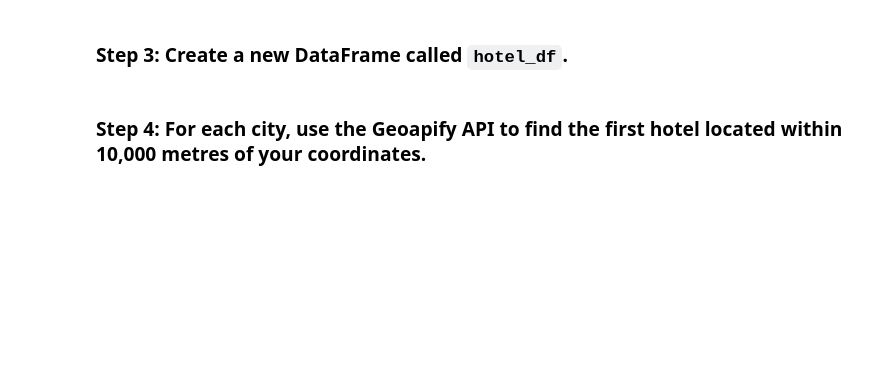
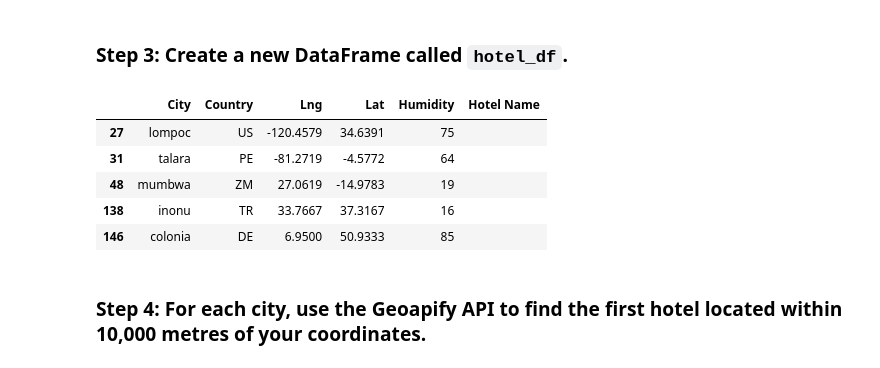
Before and after one commit to javiereyes21/python-api-challenge, a Jupyter notebook: VacationPy.ipynb, the cells around one changed output. Drawn from its saved outputs; the diff is of its cells as text; code cells hidden in the pictures; blank space fills up the shorter version.

```diff
--- a/VacationPy.ipynb
+++ b/VacationPy.ipynb
@@ -72,12 +88,20 @@ ImportError: Geographic projection support requires: cartopy, geoviews, pyproj.
 # %%
 # Use the Pandas copy function to create DataFrame called hotel_df to store the city, country, coordinates, and humidity
 # YOUR CODE HERE
-
+hotel_df = narrowed_df[["City","Country","Lng","Lat","Humidity"]].copy()
 # Add an empty column, "Hotel Name," to the DataFrame so you can store the hotel found using the Geoapify API
 # YOUR CODE HERE
+hotel_df ["Hotel Name"] = ""
 
 # Display sample data
-# YOUR CODE HERE
+hotel_df.head()
+# %% [output]
+|  | City | Country | Lng | Lat | Humidity | Hotel Name |
+| 27 | lompoc | US | -120.4579 | 34.6391 | 75 |  |
+| 31 | talara | PE | -81.2719 | -4.5772 | 64 |  |
+| 48 | mumbwa | ZM | 27.0619 | -14.9783 | 19 |  |
+| 138 | inonu | TR | 33.7667 | 37.3167 | 16 |  |
+| 146 | colonia | DE | 6.9500 | 50.9333 | 85 |  |
 # %% [markdown]
 ### Step 4: For each city, use the Geoapify API to find the first hotel located within 10,000 metres of your coordinates.
 # %%
```
Also changed, not shown: parts of 6 cells of this notebook.
